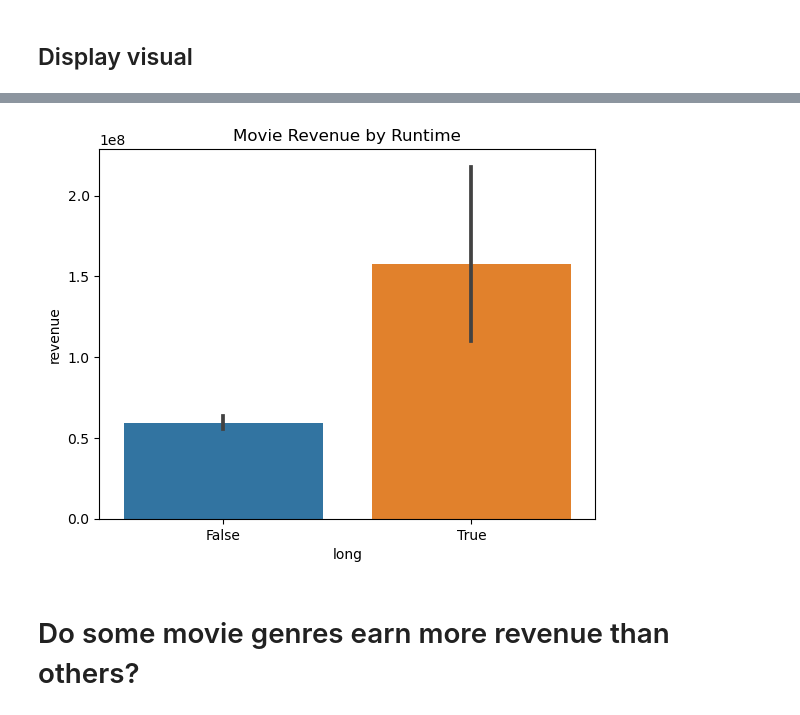
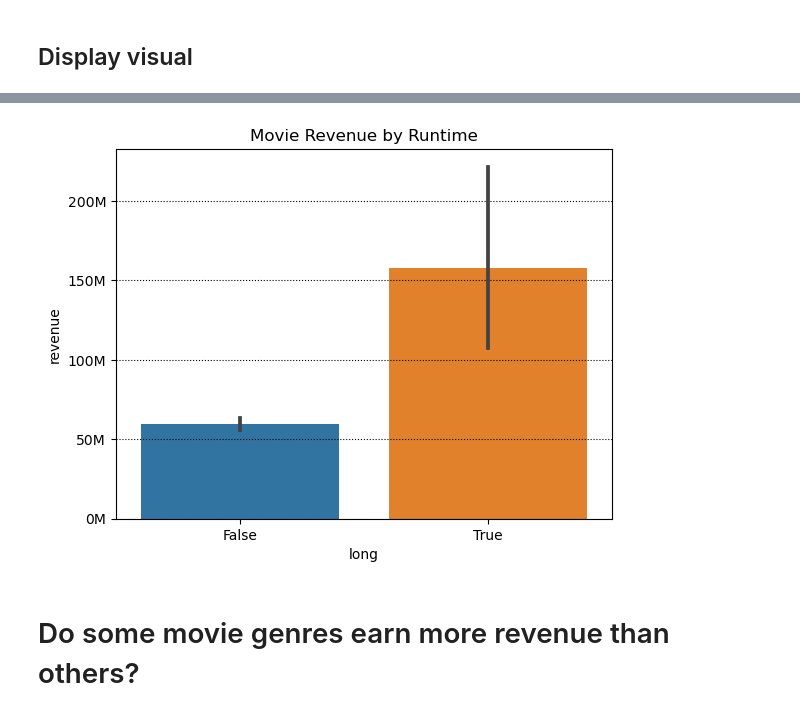
Before and after one commit to jakew4/Movie-Database-Project, a Jupyter notebook: Part 4 - Hypothesis Testing.ipynb, the cells around one changed output, grey strips where cells are left out. Cells and saved outputs as stored; diff of their text form; code cells hidden in the pictures.

```diff
--- a/Part 4 - Hypothesis Testing.ipynb
+++ b/Part 4 - Hypothesis Testing.ipynb
@@ -498,3 +498,8 @@ Multiple Comparison of Means - Tukey HSD, FWER=0.05
 # %% [markdown]
 ## Display visualization
+# %%
+## format y axis for millions
+def millions(x,pos):
+    new_x = x/1_000_000
+    return f"{new_x:,.0f}M"
 # %%
@@ -693,8 +710,11 @@ run_rev
 # %%
-sns.barplot(data = run_rev, x = 'long', y = 'revenue')
+ax = sns.barplot(data = run_rev, x = 'long', y = 'revenue')
+ax.yaxis.set_major_formatter(millions)
+ax.grid(which= 'major',axis= 'y',color= 'k', ls=':')
 plt.title('Movie Revenue by Runtime');
+plt.savefig('movRevbyRuntime.jpeg')
 # %% [output]
-[figure, old version]
+[figure, new version]
 # %% [markdown]
 # Do some movie genres earn more revenue than others?
 # %%
```
Also changed, not shown: parts of 23 cells of this notebook, 10 other files.
